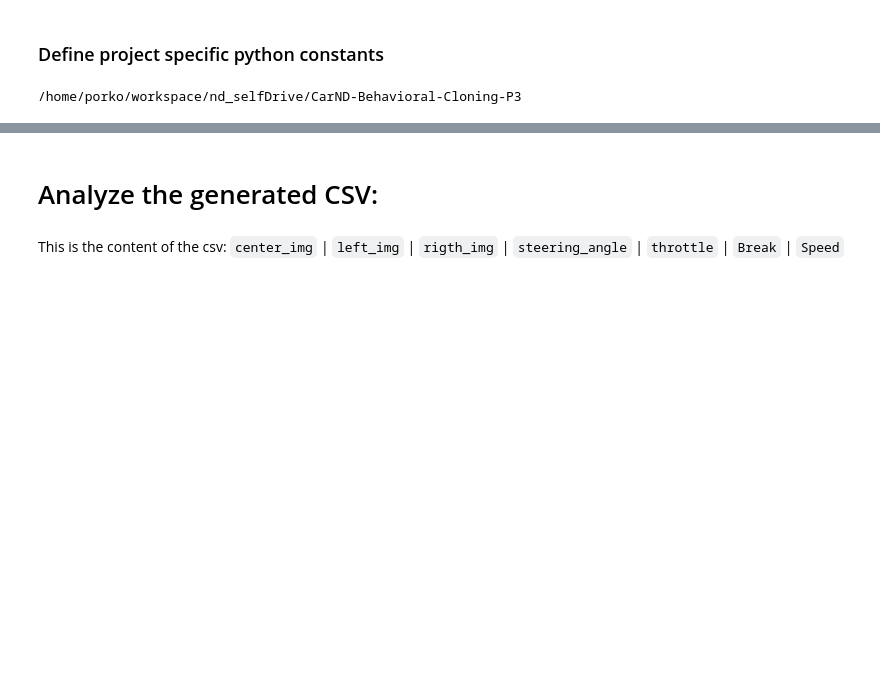
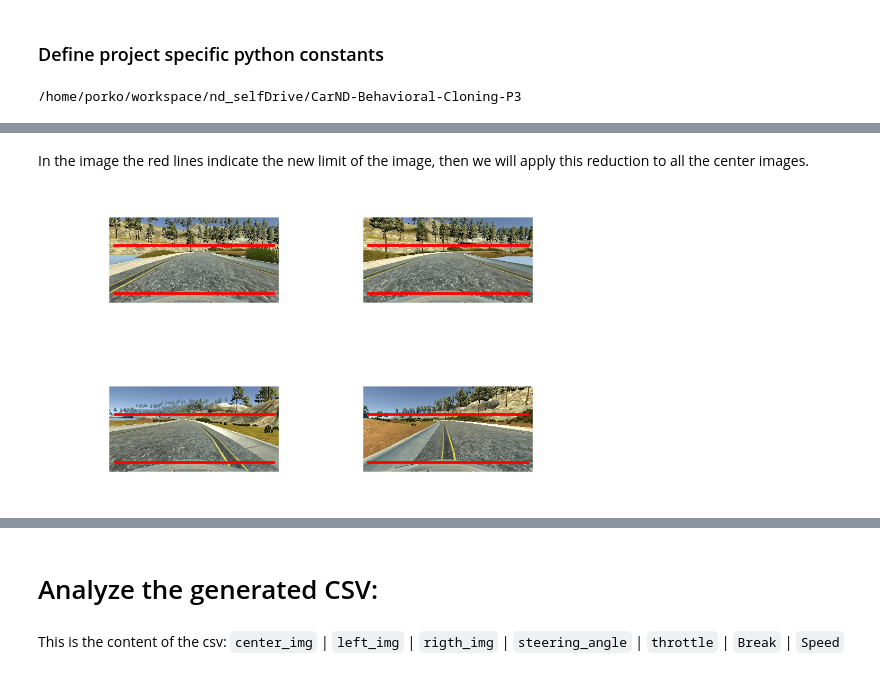
Before and after one commit to yhoazk/CarND-Behavioral-Cloning-P3, a Jupyter notebook: ExploreAndPreprocessData.ipynb, the cells around one changed output, grey strips where cells are left out. Saved outputs shown, nothing was run; the diff lists cells and outputs as text; code cells hidden in the pictures; blank space fills up the shorter version.

```diff
--- a/ExploreAndPreprocessData.ipynb
+++ b/ExploreAndPreprocessData.ipynb
@@ -40,0 +54,12 @@ Done
+# %% [markdown]
+In the image the red lines indicate the new limit of the image, then we will apply this reduction to all the center images.
+# %%
+f, arr = plt.subplots(2,2)
+for n, subplt in enumerate(arr.reshape(-1)):
+    subplt.imshow(center_arr[n])
+    subplt.axis('off')
+    subplt.plot([10, 310], [50, 50], 'r-', lw=2)
+    subplt.plot([10, 310], [140, 140], 'r-', lw=2)
+plt.show()
+# %% [output]
+[figure, added]
```
Also changed, not shown: parts of 11 cells of this notebook, 1 other file.
